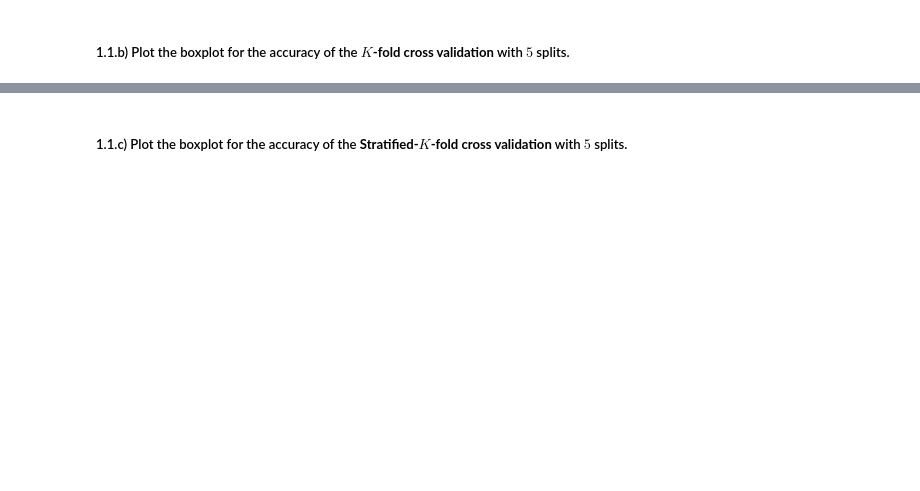
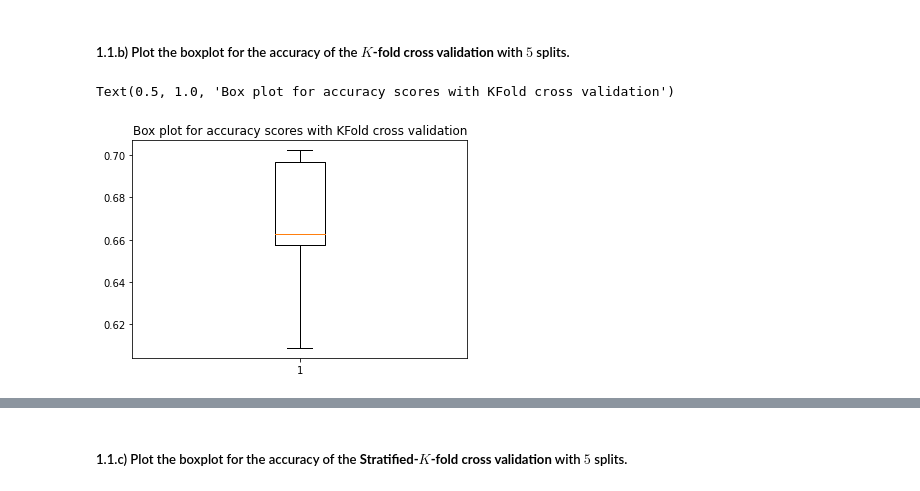
Before and after one commit to FabriceBeaumont/MA-INF_4216_Biomedical_DS_and_AI, a Jupyter notebook: Sheet7/Assignment7_Solutions.ipynb, the cells around one changed output, grey strips where cells are left out. Saved outputs shown, nothing was run; the diff lists cells and outputs as text; code cells hidden in the pictures; blank space fills up the shorter version.

Commit message:
Added Exercise 1, part 1,2 ; Ex3.6 and images

```diff
--- a/Sheet7/Assignment7_Solutions.ipynb
+++ b/Sheet7/Assignment7_Solutions.ipynb
@@ -32,3 +40,6 @@ def get_dataset_from_github(filename, index_col_str=None, header_str='infer'):
 ### Exercise 1 - Elastic Net & Nested Cross-Validation
 # %% [markdown]
 #### 1.1. Using the `titanic_survival_data.csv` dataset, train a logistic regression model with elastic net penalization to demonstrate the pros and cons of the different data splitting methods and give a short description on what you observe.
+# %%
+titanic_dataset = get_dataset_from_github(filename = 'titanic_survival_data.csv')
+titanic_dataset
@@ -35,2 +60,19 @@ def get_dataset_from_github(filename, index_col_str=None, header_str='infer'):
+# %%
+## Logistic regression model with elastic net penalty
+lg_classifier = LogisticRegression(penalty = 'elasticnet', solver='saga', l1_ratio = 0.5)
+# %%
+y = titanic_dataset['Label']
+X = titanic_dataset.drop(columns = ['Label'])
+
+## Split training and testing data
+X_train, X_test, y_train, y_test = train_test_split(X, y, test_size = 0.2, random_state = 1)
 # %% [markdown]
 ##### 1.1.a) Report the accuracy of data splitting with a test size of $0.2$ and random state as $1$.
+# %%
+## Fit model
+lg_classifier.fit(X_train, y_train)
+y_test_predicted = lg_classifier.predict(X_test)
+
+## Record accuracy score
+lg_test_accuracy_score = lg_classifier.score(X_test, y_test)
+print(f'Accuracy of data splitting with test size of 0.2 is {lg_test_accuracy_score}')
@@ -37,2 +83,19 @@ def get_dataset_from_github(filename, index_col_str=None, header_str='infer'):
 # %% [markdown]
 ##### 1.1.b) Plot the boxplot for the accuracy of the **$K$-fold cross validation** with $5$ splits.
+# %%
+## Perform KFold cross validation
+k_fold_model = KFold(n_splits = 5)
+
+kfold_accuracy_scores = cross_val_score(
+    lg_classifier,
+    X,
+    y,
+    scoring = 'accuracy',
+    cv = k_fold_model
+)
+## Box plot
+plt.boxplot(kfold_accuracy_scores)
+plt.title('Box plot for accuracy scores with KFold cross validation')
+# %% [output]
+Text(0.5, 1.0, 'Box plot for accuracy scores with KFold cross validation')
+[figure, added]
```
Also changed, not shown: parts of 19 cells of this notebook.
